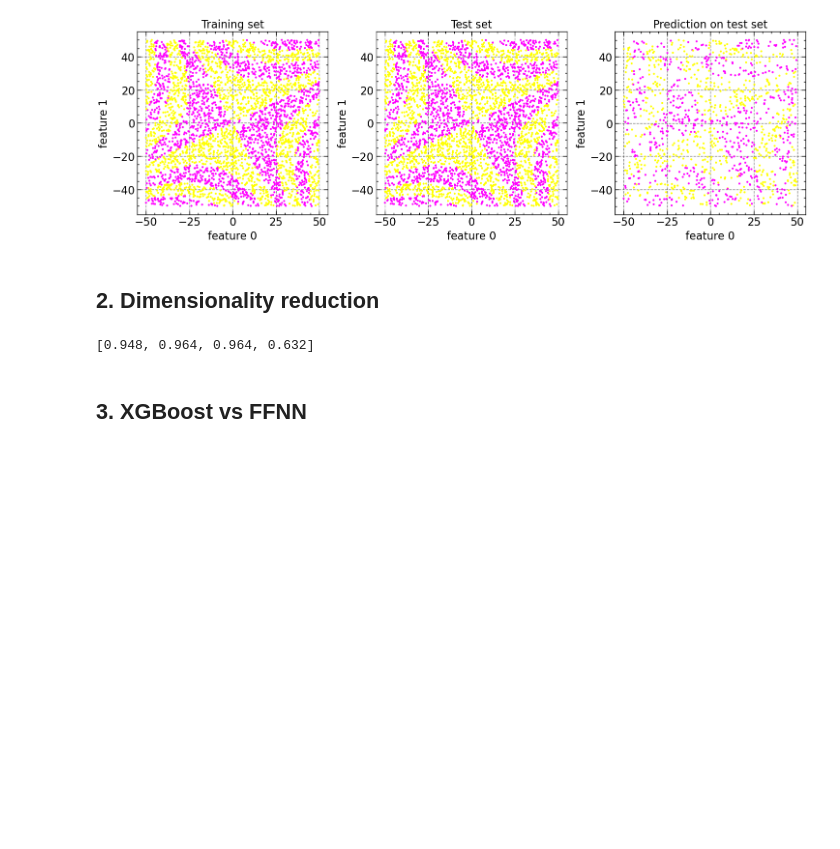
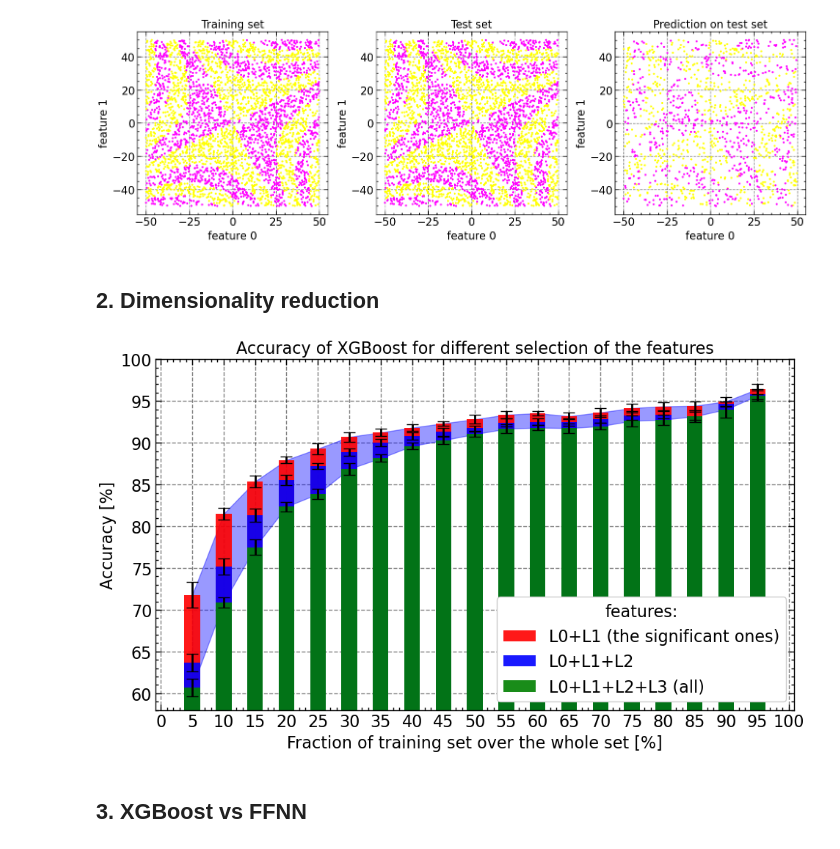
Before and after one commit to AlbertoCasellato/LCP-B, a Jupyter notebook: ex4/useful.ipynb, the cells around one changed output. Cells and saved outputs as stored; diff of their text form; code cells hidden in the pictures; blank space fills up the shorter version.

```diff
--- a/ex4/useful.ipynb
+++ b/ex4/useful.ipynb
@@ -122,7 +212,21 @@ accuracies.append(get_accuracies(3))   # only L1
 # %%
-accuracies
+accuracy_generator(XGBClassifier_maker(), scale = True, reduction = 0)
+accuracy_generator(XGBClassifier_maker(), scale = True, reduction = 1)
+accuracy_generator(XGBClassifier_maker(), scale = True, reduction = 2)
+# accuracy_generator(XGBClassifier_maker(), scale = True, reduction = 3)
-# %% [output]
-[0.948, 0.964, 0.964, 0.632]
+# %%
+y_min = np.min(accuracy_generator.XGB_accuracies, axis = 0)[:,0]
+y_max = np.max(accuracy_generator.XGB_accuracies, axis = 0)[:,0]
+
+make_plot(np.array([accuracy_generator.XGB_accuracies[-1],
+                    accuracy_generator.XGB_accuracies[-2],
+                    accuracy_generator.XGB_accuracies[-3]]),
+          title = "Accuracy of XGBoost for different selection of the features",
+          width = 2.5,
+          lim   = (58, 100),
+          ths   = [y_min, y_max])
+# %% [output]
+[figure, added]
 # %% [markdown]
 ## 3. XGBoost vs FFNN
 # %% [markdown]
```
Also changed, not shown: parts of 8 cells of this notebook.
